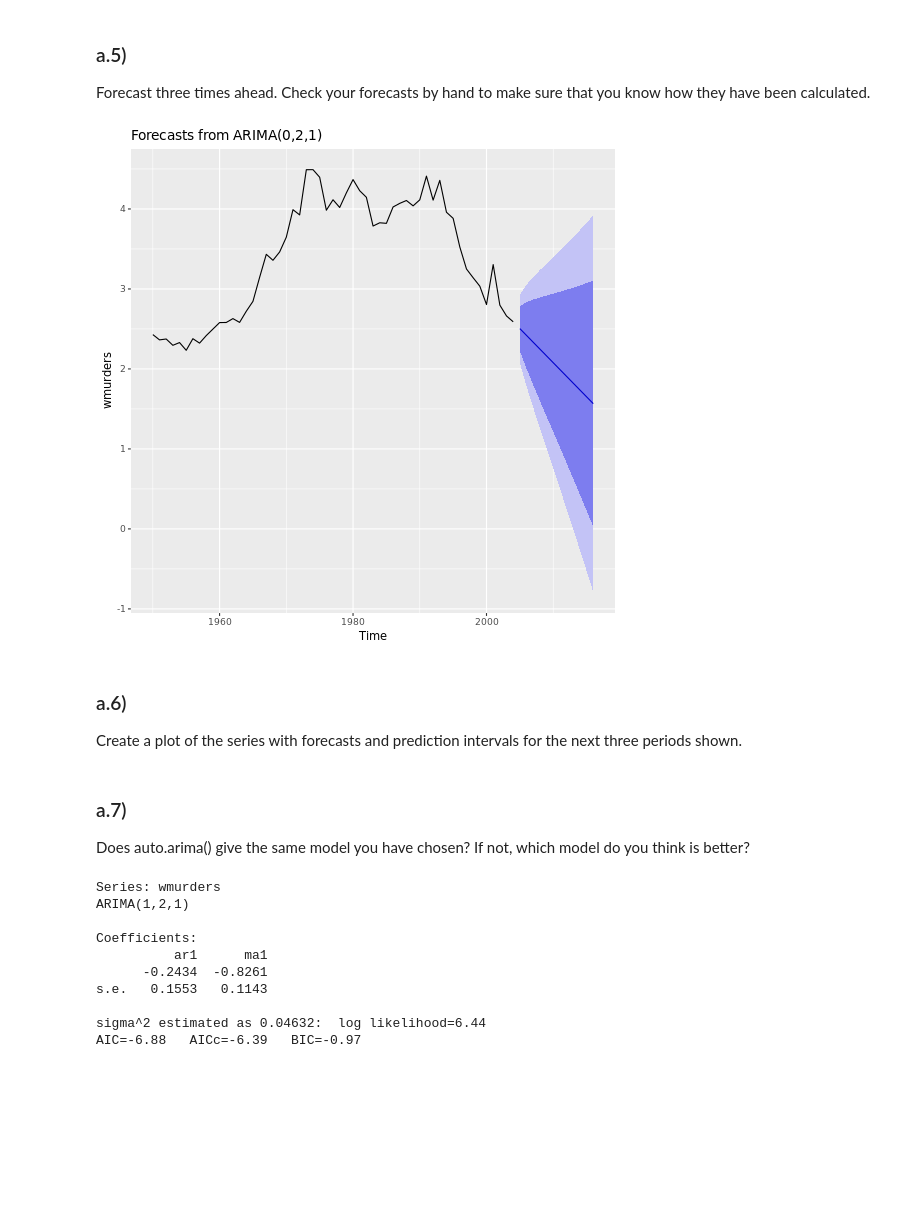
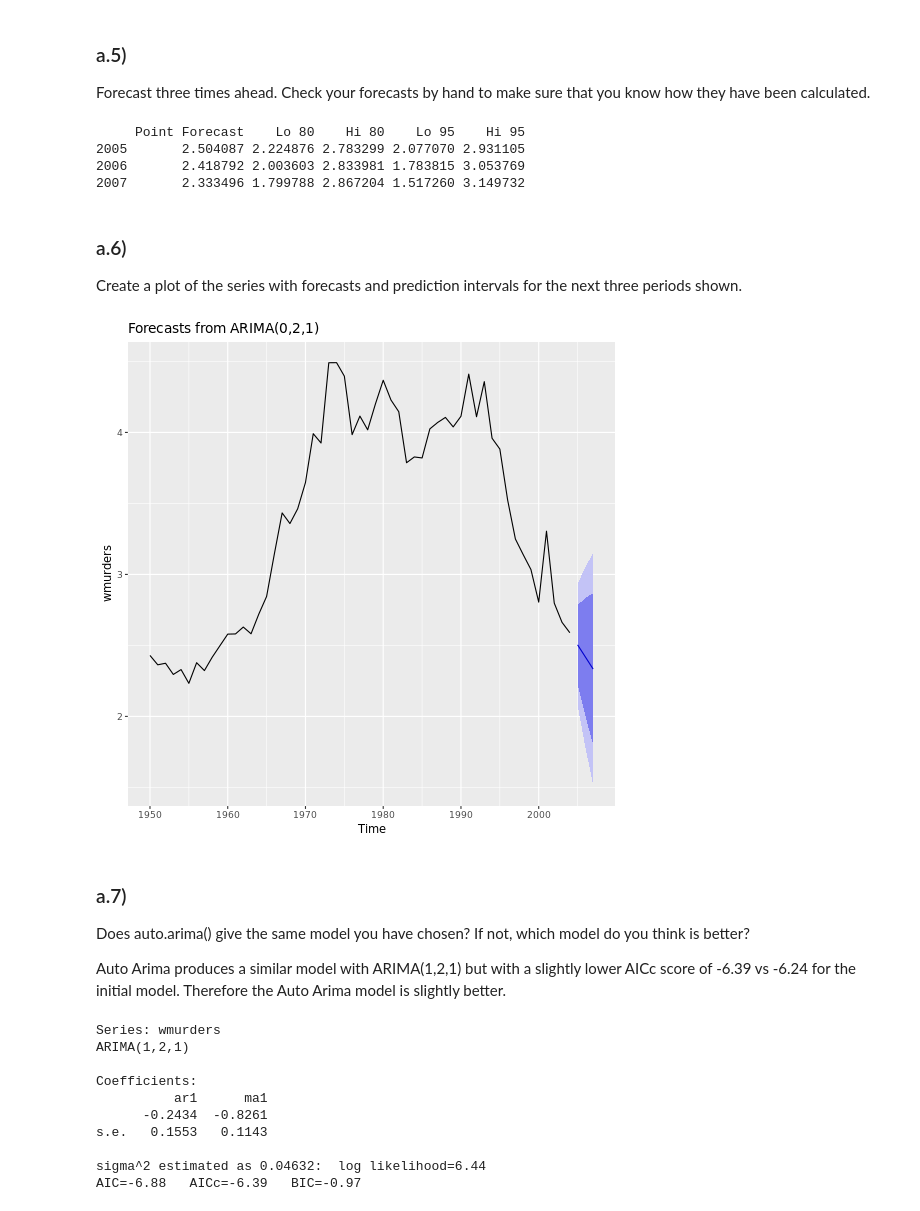
Before and after one commit to mswaringen/uva_afcs, a Jupyter notebook: assignment_1.ipynb, the cells around one changed output. Cells and saved outputs as stored; diff of their text form; code cells hidden in the pictures; blank space fills up the shorter version.

```diff
--- a/assignment_1.ipynb
+++ b/assignment_1.ipynb
@@ -92,16 +99,25 @@ Model df: 1.   Total lags used: 10
 # %% [markdown]
 ### a.5)
 Forecast three times ahead. Check your forecasts by hand to make sure that you know how they have been calculated.
-# %%
-autoplot(forecast(fit,h=12))
-# %% [output]
-[figure, removed]
+# %%
+forecast(fit,h=3)
+# %% [output]
+     Point Forecast    Lo 80    Hi 80    Lo 95    Hi 95
+2005       2.504087 2.224876 2.783299 2.077070 2.931105
+2006       2.418792 2.003603 2.833981 1.783815 3.053769
+2007       2.333496 1.799788 2.867204 1.517260 3.149732
 # %% [markdown]
 ### a.6)
 Create a plot of the series with forecasts and prediction intervals for the next three periods shown.
+# %%
+autoplot(forecast(fit,h=3))
+# %% [output]
+[figure, added]
 # %% [markdown]
 ### a.7)
 Does auto.arima() give the same model you have chosen? If not, which model do you think is better?
+
+Auto Arima produces a similar model with ARIMA(1,2,1) but with a slightly lower AICc score of -6.39 vs -6.24 for the initial model. Therefore the Auto Arima model is slightly better.
 # %%
 auto.arima(wmurders)
 # %% [output]
```
Also changed, not shown: parts of 19 cells of this notebook, 1 other file.
